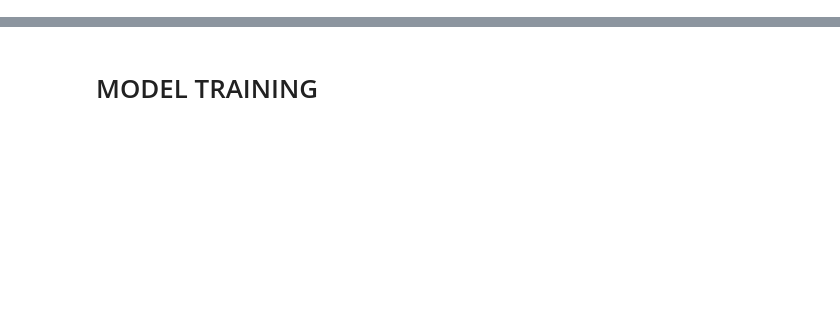
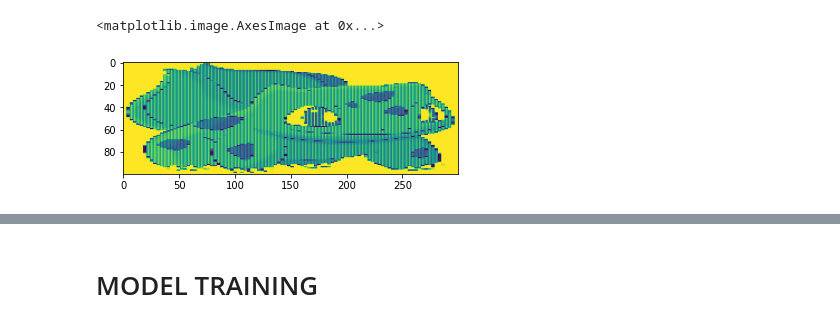
Before and after one commit to aiclubigdtuw/AI-Kickstart, a Jupyter notebook: pokemonproject.ipynb, the cells around one changed output, grey strips where cells are left out. Saved outputs shown, nothing was run; the diff lists cells and outputs as text; code cells hidden in the pictures; blank space fills up the shorter version.

```diff
--- a/pokemonproject.ipynb
+++ b/pokemonproject.ipynb
@@ -24,3 +60,6 @@ x[0]
 # %%
-plt.imshow(X[5].reshape(100,300))
+plt.imshow(x[5].reshape(100,300))
+# %% [output]
+<matplotlib.image.AxesImage at 0x...>
+[figure, added]
 # %%
```
Also changed, not shown: parts of 30 cells of this notebook.
